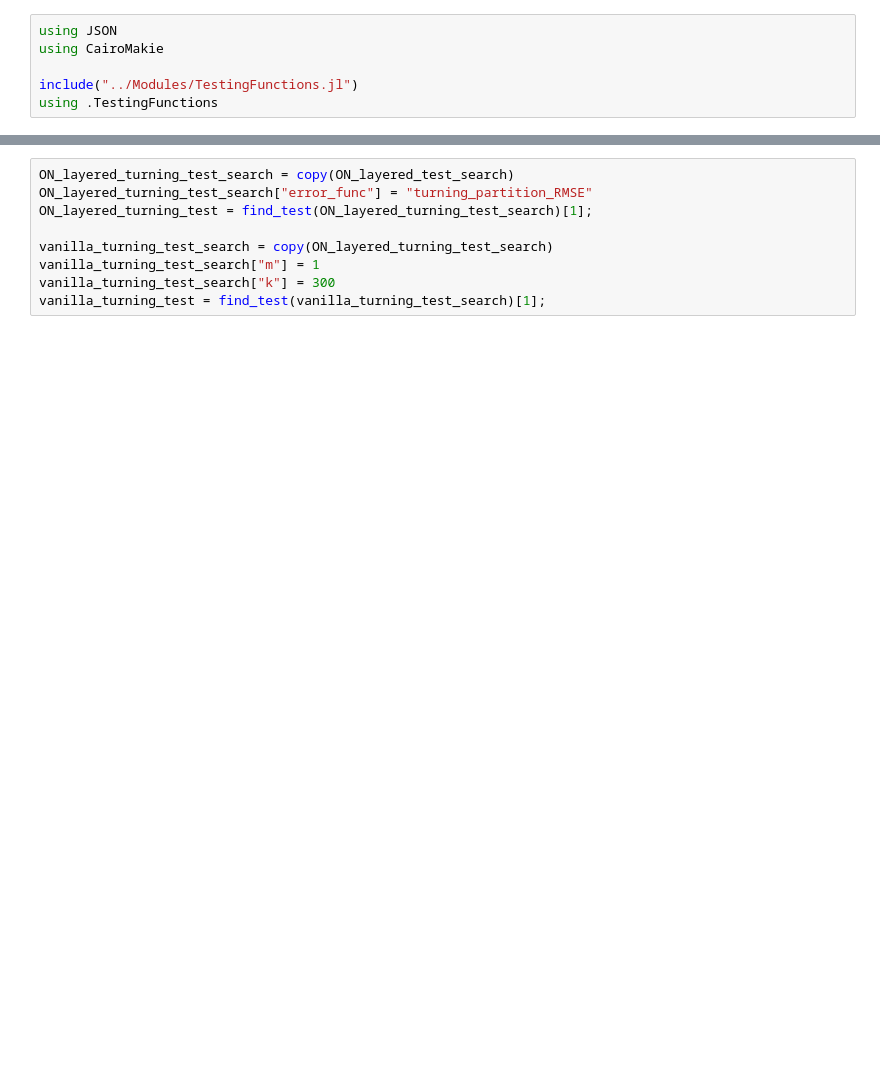
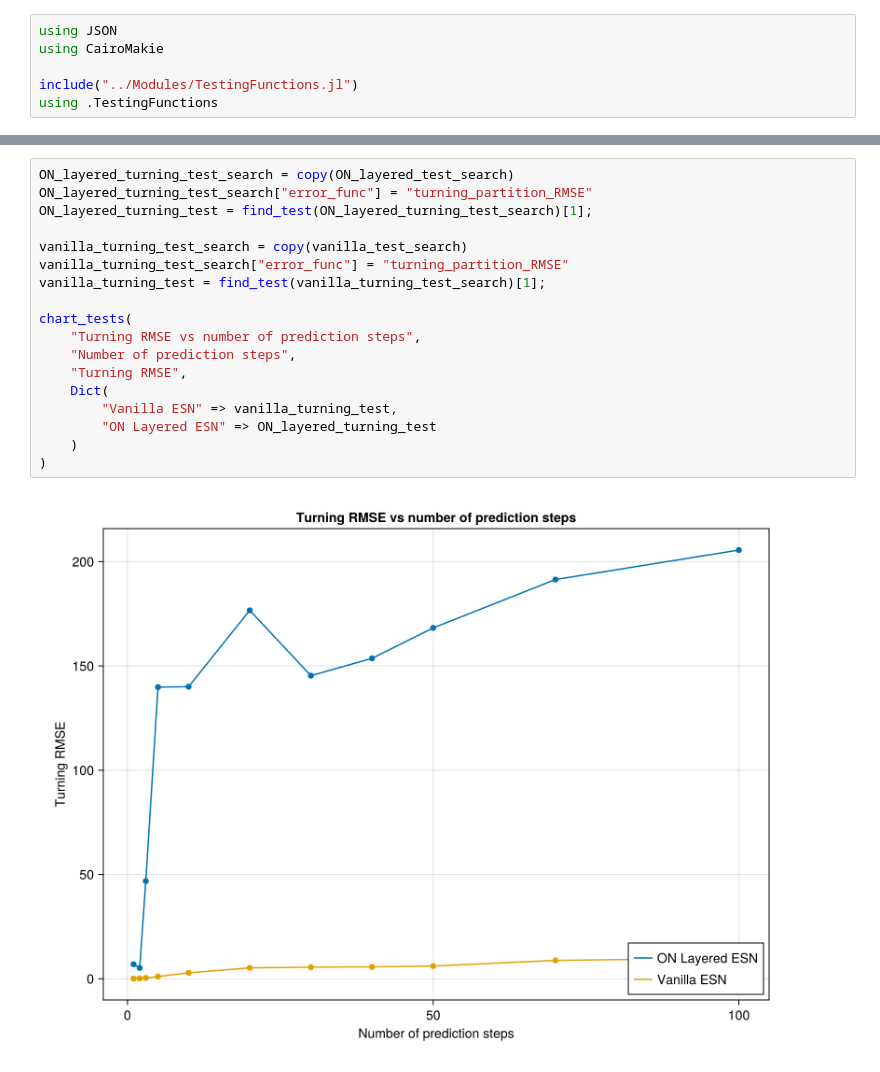
Before and after one commit to HectorMorlet/echo-state-networks, a Jupyter notebook: Notebooks/ON_layered.ipynb, the cells around one changed output, grey strips where cells are left out. Cells and saved outputs as stored; diff of their text form; blank space fills up the shorter version.

```diff
--- a/Notebooks/ON_layered.ipynb
+++ b/Notebooks/ON_layered.ipynb
@@ -62,9 +140,20 @@ chart_tests(
 # %%
 ON_layered_turning_test_search = copy(ON_layered_test_search)
 ON_layered_turning_test_search["error_func"] = "turning_partition_RMSE"
 ON_layered_turning_test = find_test(ON_layered_turning_test_search)[1];
 
-vanilla_turning_test_search = copy(ON_layered_turning_test_search)
-vanilla_turning_test_search["m"] = 1
-vanilla_turning_test_search["k"] = 300
+vanilla_turning_test_search = copy(vanilla_test_search)
+vanilla_turning_test_search["error_func"] = "turning_partition_RMSE"
 vanilla_turning_test = find_test(vanilla_turning_test_search)[1];
+
+chart_tests(
+    "Turning RMSE vs number of prediction steps",
+    "Number of prediction steps",
+    "Turning RMSE",
+    Dict(
+        "Vanilla ESN" => vanilla_turning_test,
+        "ON Layered ESN" => ON_layered_turning_test
+    )
+)
+# %% [output]
+[figure, added]
```
Also changed, not shown: parts of 16 cells of this notebook, 8 other files.
